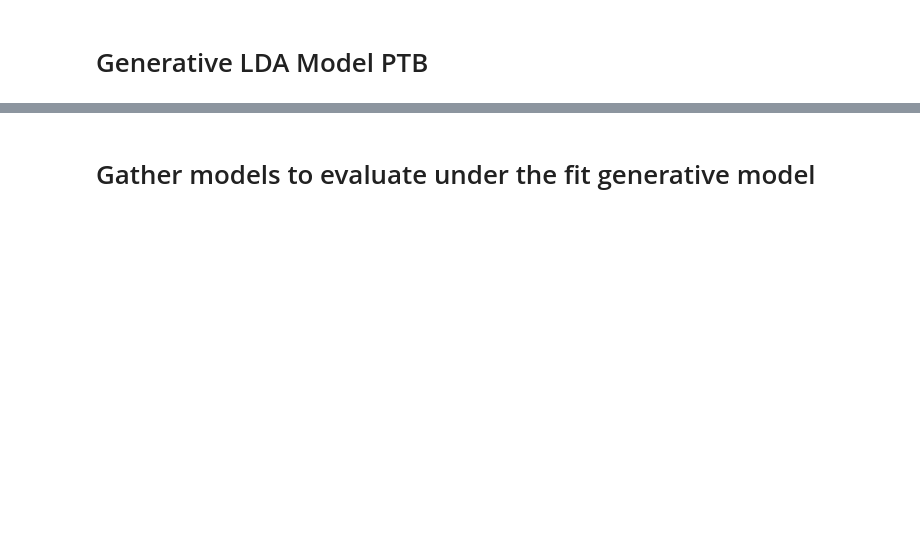
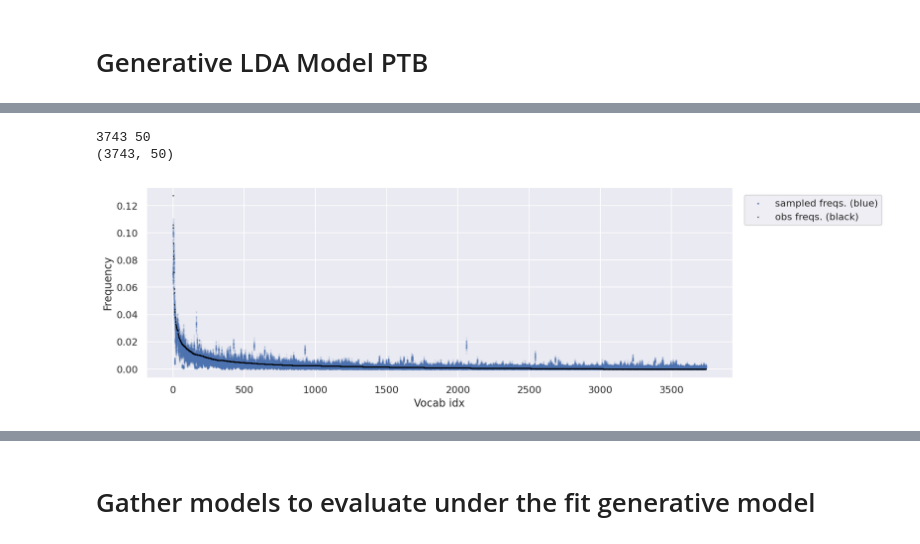
Before and after one commit to ClaartjeBarkhof/bayesian-statistical-criticism-vae, a Jupyter notebook: analysis/data_space/PTB_topics.ipynb, the cells around one changed output, grey strips where cells are left out. Saved outputs shown, nothing was run; the diff lists cells and outputs as text; code cells hidden in the pictures; blank space fills up the shorter version.

```diff
--- a/analysis/data_space/PTB_topics.ipynb
+++ b/analysis/data_space/PTB_topics.ipynb
@@ -107,0 +333,6 @@ LDA model topics:
+# %%
+n_samples = 50
+topic_model = gen_model_lda.lda_model
+valid_corpus, _ = gen_model_lda.lda_preprocess_transform(text_samples=ptb_valid_text_samples)
+word_dists_orig, word_dists_resample = resample_corpus(valid_corpus, topic_model,
+                                                       n_samples=n_samples, max_docs=None)
@@ -107,0 +347,6 @@ LDA model topics:
+# %%
+plot_word_dists(word_dists_orig, word_dists_resample)
+# %% [output]
+3743 50
+(3743, 50)
+[figure, added]
```
Also changed, not shown: parts of 31 cells of this notebook, 8 other files.
